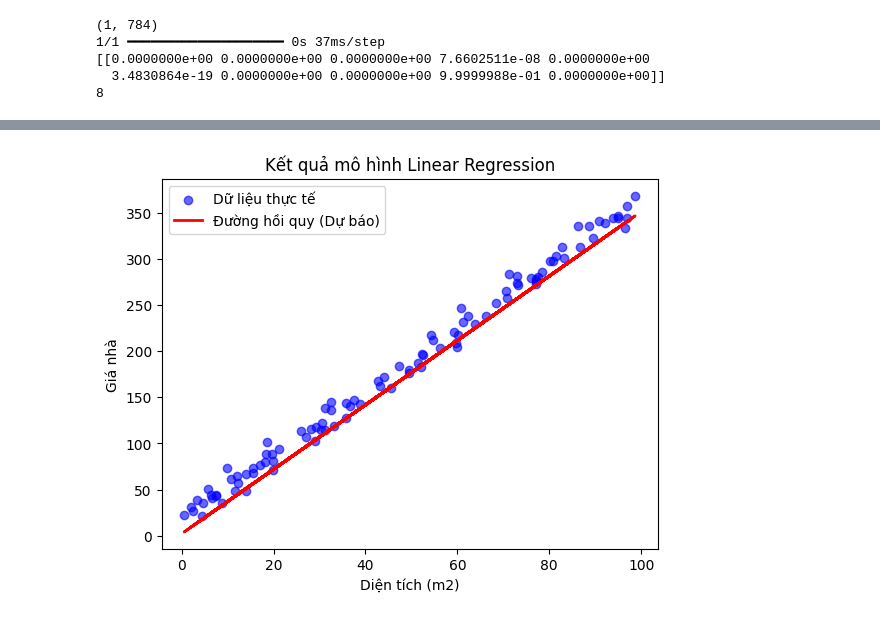
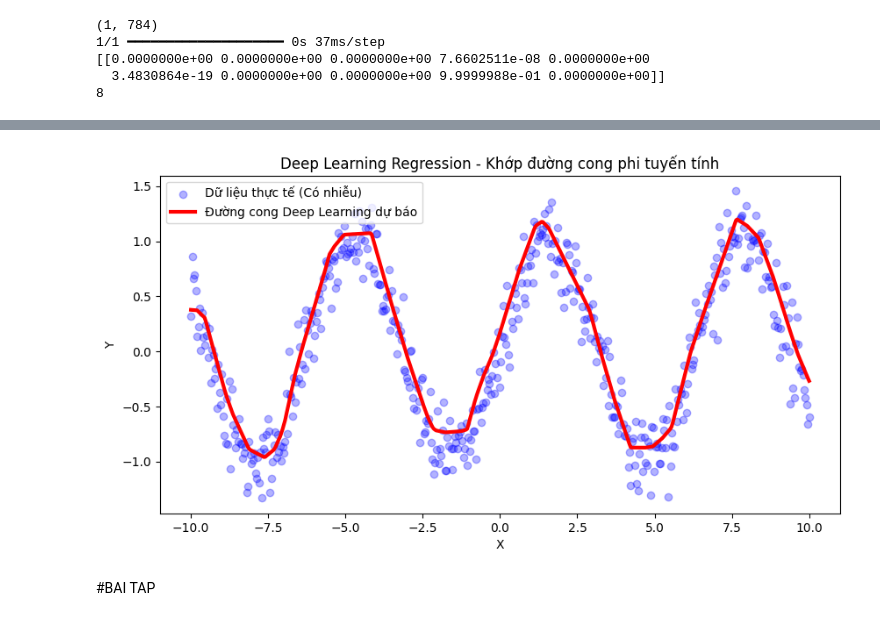
Before and after one commit to tamphuccvv/deep_learning_pratice, a Jupyter notebook: Labs02_ANN.ipynb, the cells around one changed output, grey strips where cells are left out. Drawn from its saved outputs; the diff is of its cells as text; code cells hidden in the pictures.

```diff
--- a/Labs02_ANN.ipynb
+++ b/Labs02_ANN.ipynb
@@ -331,13 +287,33 @@ plt.show()
+# %%
+# Cần reshape dữ liệu cho Keras (từ mảng 1D thành vector cột 2D)
+X_train = X_train.reshape(-1, 1)
+y_train = y_train.reshape(-1, 1)
+# %%
+# 2. Xây dựng mô hình Deep Regression
+model = Sequential()
+# Hidden Layers với hàm kích hoạt phi tuyến tính ReLU
+model.add(Dense(units=64, input_dim=1, activation='relu'))
+model.add(Dense(units=64, activation='relu'))
+model.add(Dense(units=32, activation='relu'))
+
+# Output Layer: 1 nơ-ron, Linear activation
+model.add(Dense(units=1, activation='linear'))
+# %%
+# 3. Biên dịch mô hình
+model.compile(optimizer=tf.keras.optimizers.Adam(learning_rate=0.01), loss='mse', metrics=['mae'])
+# %%
+# 4. Huấn luyện mô hình
+history = model.fit(X_train, y_train, epochs=150, batch_size=32, verbose=0)
 # %%
-# Cho mô hình dự báo trên chính tập X_train để lấy ra đường thẳng regression
+# 5. Đánh giá và trực quan hóa
 y_predict = model.predict(X_train)
 
-# Vẽ đồ thị so sánh
-plt.scatter(X_train, y_train, color='blue', label='Dữ liệu thực tế', alpha=0.6)
-plt.plot(X_train, y_predict, color='red', linewidth=2, label='Đường hồi quy (Dự báo)')
-plt.title('Kết quả mô hình Linear Regression')
-plt.xlabel('Diện tích (m2)')
-plt.ylabel('Giá nhà')
+plt.figure(figsize=(10, 5))
+plt.scatter(X_train, y_train, color='blue', alpha=0.3, label='Dữ liệu thực tế (Có nhiễu)')
+plt.plot(X_train, y_predict, color='red', linewidth=3, label='Đường cong Deep Learning dự báo')
+plt.title('Deep Learning Regression - Khớp đường cong phi tuyến tính')
+plt.xlabel('X')
+plt.ylabel('Y')
 plt.legend()
 plt.show()
 # %% [output]
@@ -347 +321,3 @@ WARNING:tensorflow:5 out of the last 321 calls to <function TensorFlowTrainer.ma
-[figure, old version]
+[figure, new version]
+# %% [markdown]
+#BAI TAP
```
Also changed, not shown: parts of 13 cells of this notebook.
